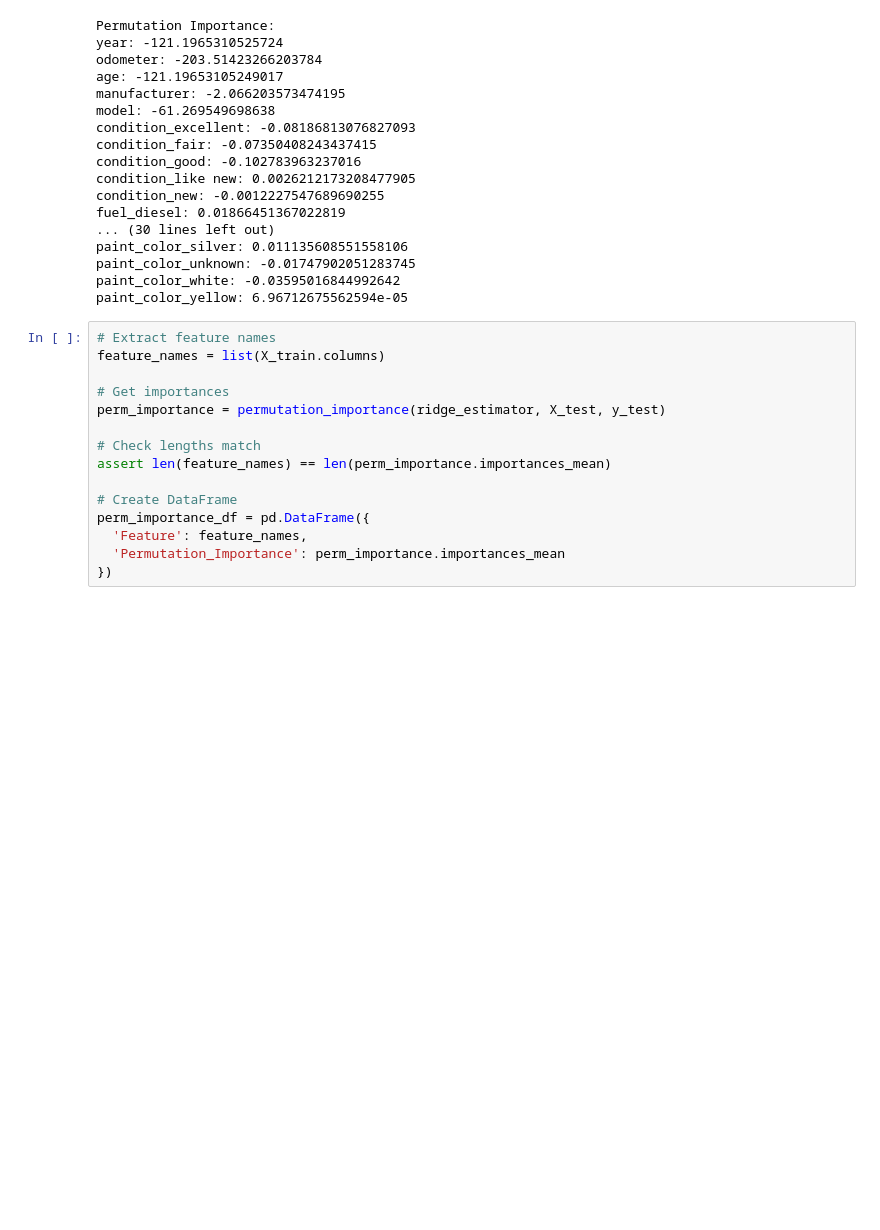
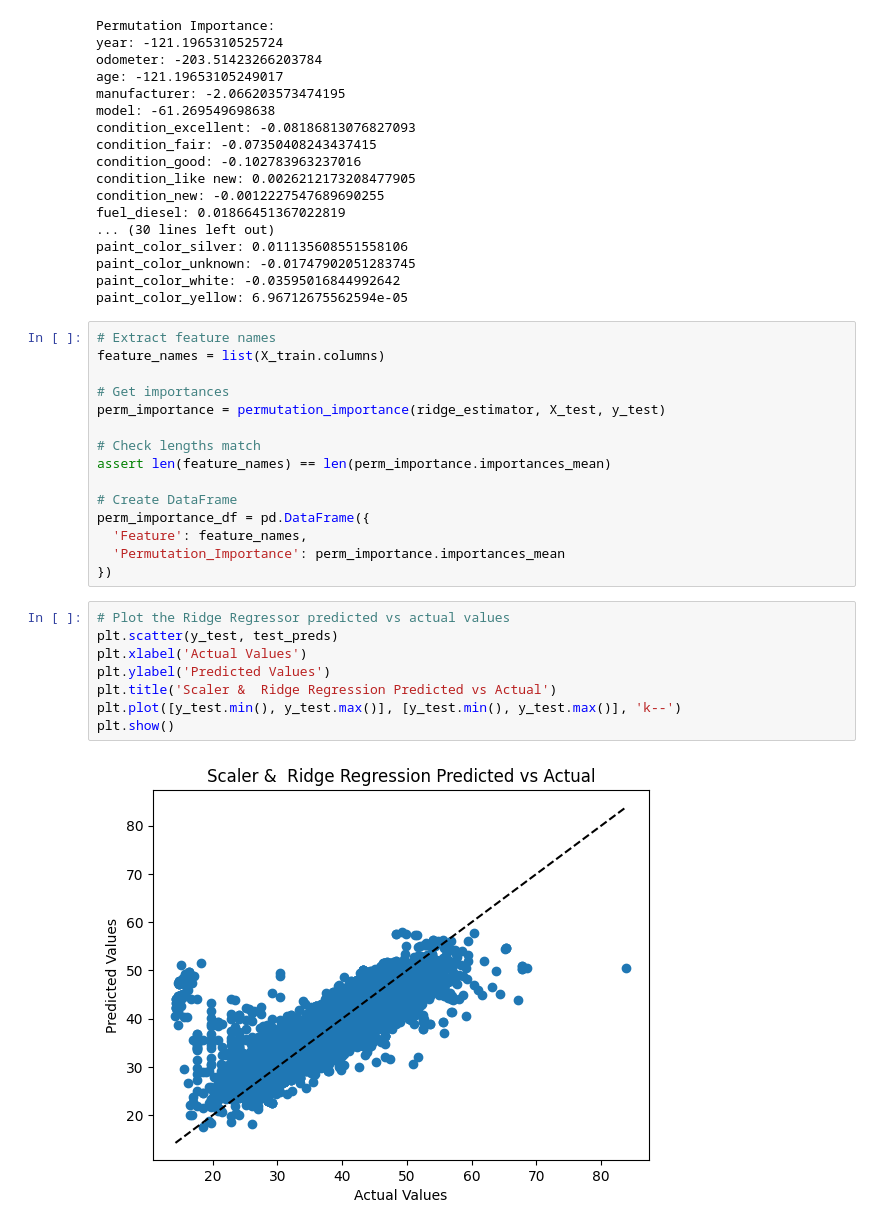
Before and after one commit to JMGErie/AI-ML-class-Homework, a Jupyter notebook: Ca_vehicles-good-02_21.ipynb, the cells around one changed output. Drawn from its saved outputs; the diff is of its cells as text; blank space fills up the shorter version.

```diff
--- a/Ca_vehicles-good-02_21.ipynb
+++ b/Ca_vehicles-good-02_21.ipynb
@@ -1098,3 +1133,13 @@ perm_importance_df = pd.DataFrame({
   'Feature': feature_names,
   'Permutation_Importance': perm_importance.importances_mean
 })
+# %%
+# Plot the Ridge Regressor predicted vs actual values
+plt.scatter(y_test, test_preds)
+plt.xlabel('Actual Values')
+plt.ylabel('Predicted Values')
+plt.title('Scaler &  Ridge Regression Predicted vs Actual')
+plt.plot([y_test.min(), y_test.max()], [y_test.min(), y_test.max()], 'k--')
+plt.show()
+# %% [output]
+[figure, added]
```
Also changed, not shown: parts of 11 cells of this notebook.
